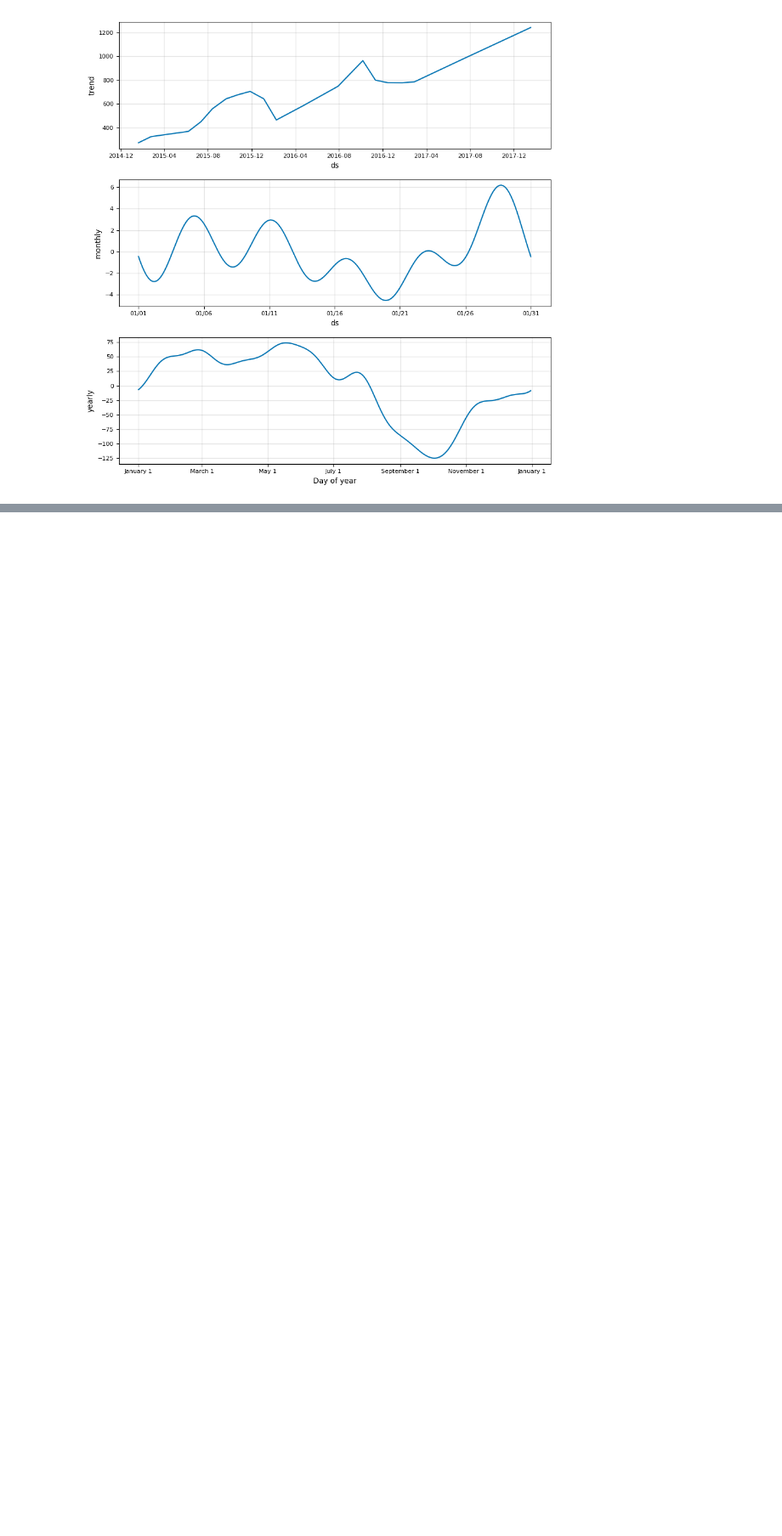
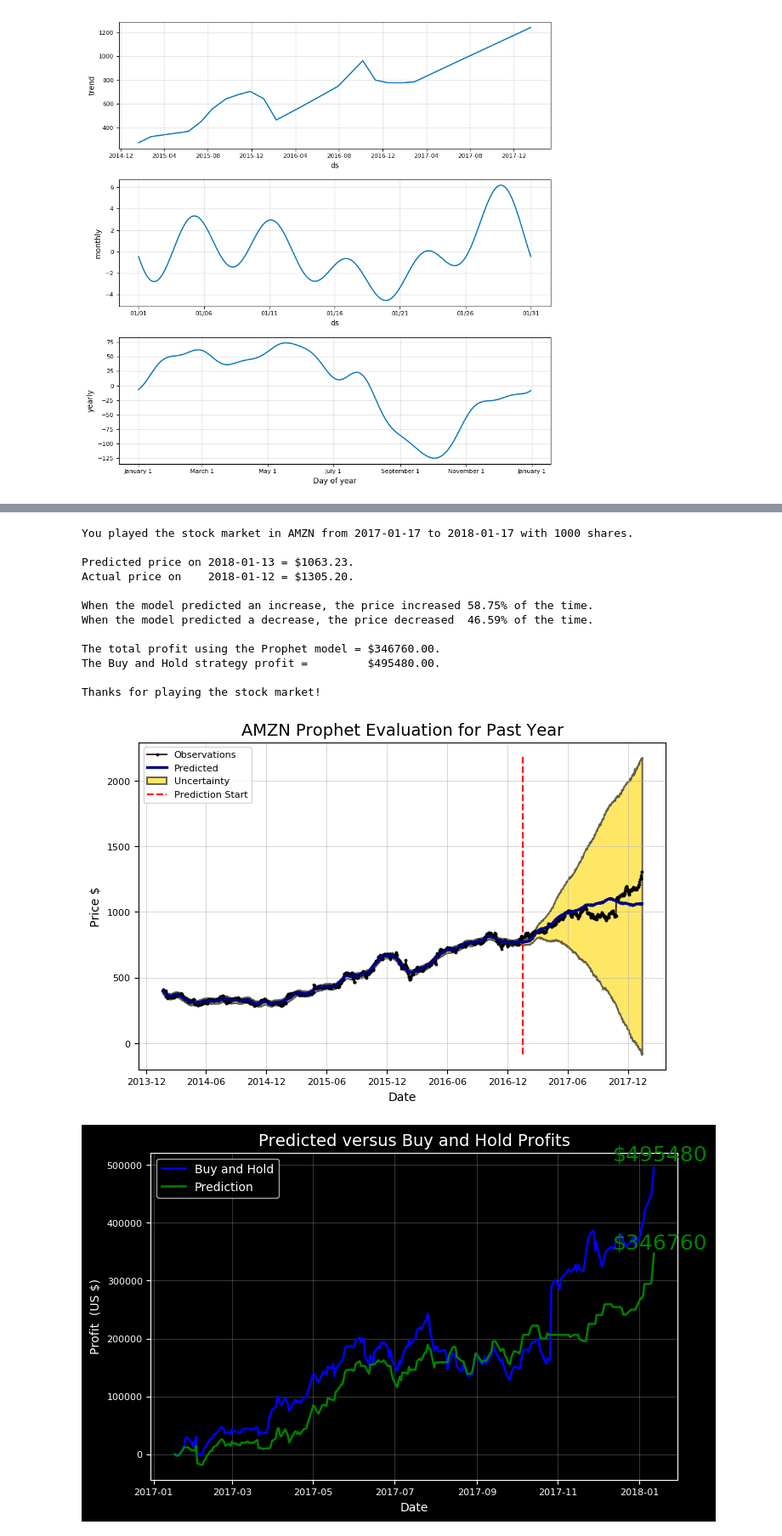
Before and after one commit to WillKoehrsen/Data-Analysis, a Jupyter notebook: stocker/Stocker Prediction Usage.ipynb, the cells around one changed output, grey strips where cells are left out. Shown at 85% size. Drawn from its saved outputs; the diff is of its cells as text; code cells hidden in the pictures; blank space fills up the shorter version.

```diff
--- a/stocker/Stocker Prediction Usage.ipynb
+++ b/stocker/Stocker Prediction Usage.ipynb
@@ -41,0 +85,17 @@ amazon.changepoint_prior_validation()
+# %%
+amazon.evaluate_prediction()
+# %% [output]
+You played the stock market in AMZN from 2017-01-17 to 2018-01-17 with 1000 shares.
+
+Predicted price on 2018-01-13 = $1063.23.
+Actual price on    2018-01-12 = $1305.20.
+
+When the model predicted an increase, the price increased 58.75% of the time.
+When the model predicted a decrease, the price decreased  46.59% of the time.
+
+The total profit using the Prophet model = $346760.00.
+The Buy and Hold strategy profit =         $495480.00.
+
+Thanks for playing the stock market!
+[figure, added]
+[figure, added]
```
Also changed, not shown: parts of 16 cells of this notebook, 1 other file.
